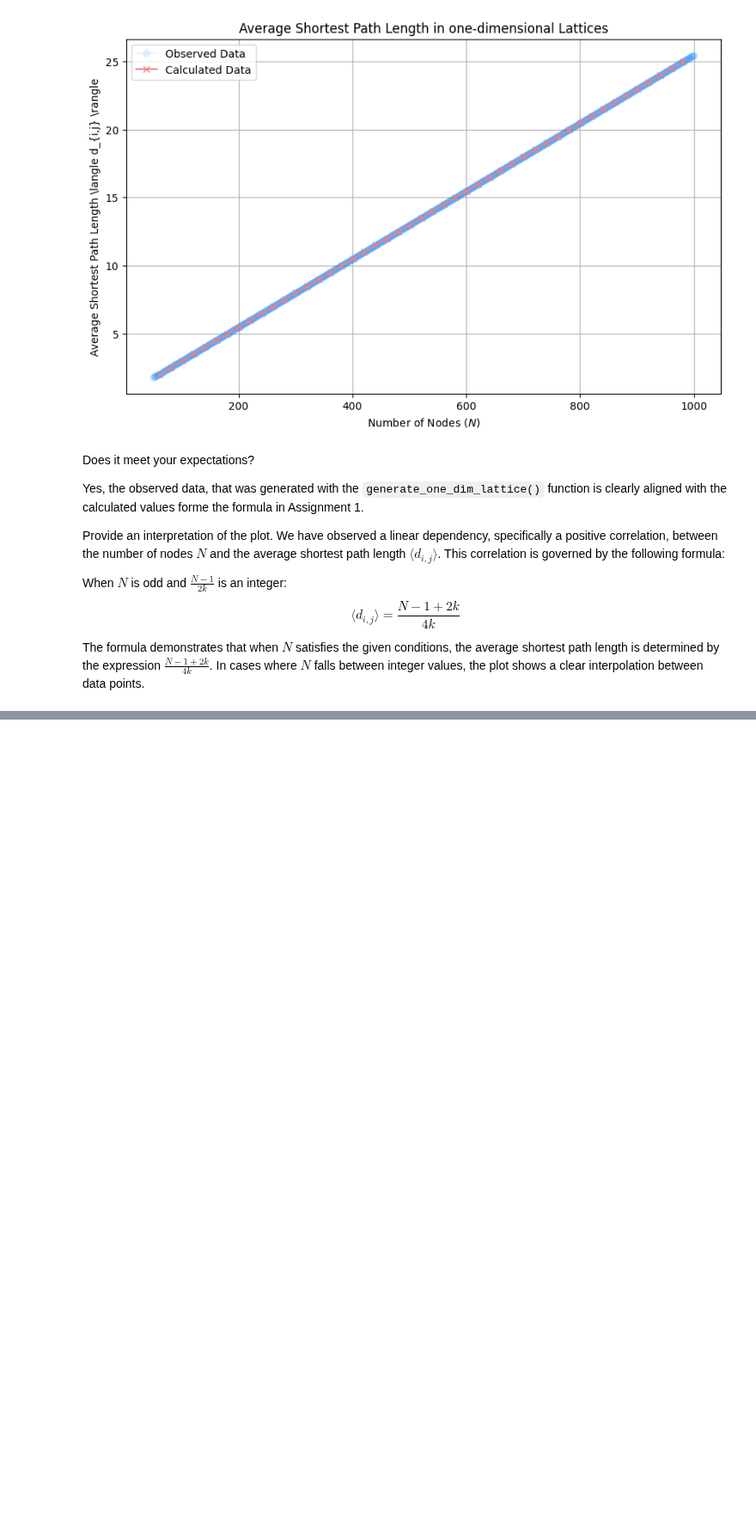
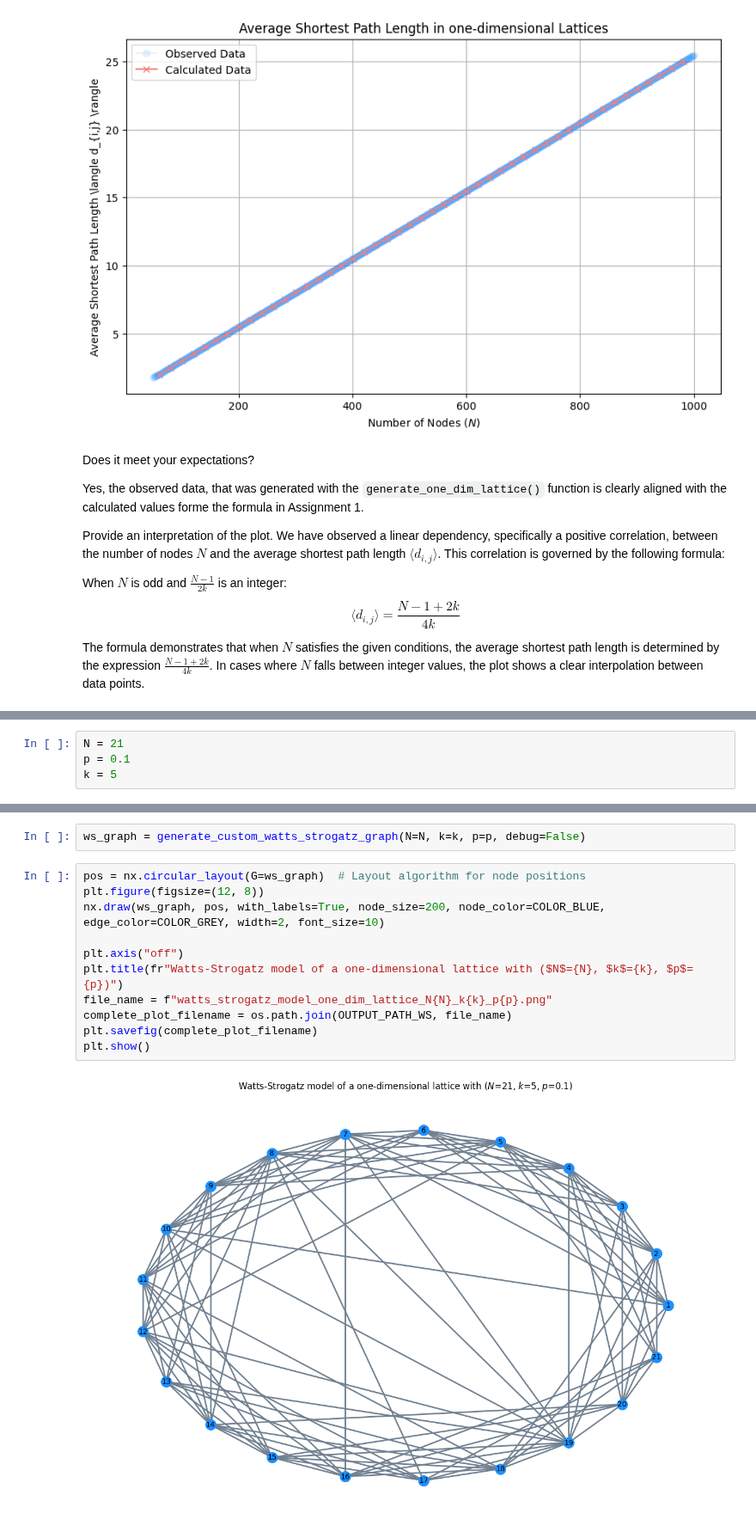
Before and after one commit to HuberNicolas/network-science-uzh, a Jupyter notebook: assignment-2/Assignment_02.ipynb, the cells around one changed output, grey strips where cells are left out. Shown at 86% size. Drawn from its saved outputs; the diff is of its cells as text; blank space fills up the shorter version.

Commit message:
Watts-Strogatz model

```diff
--- a/assignment-2/Assignment_02.ipynb
+++ b/assignment-2/Assignment_02.ipynb
@@ -387,0 +386,4 @@ happen.s
+# %%
+N = 21
+p = 0.1
+k = 5
@@ -387,0 +450,15 @@ happen.s
+# %%
+ws_graph = generate_custom_watts_strogatz_graph(N=N, k=k, p=p, debug=False)
+# %%
+pos = nx.circular_layout(G=ws_graph)  # Layout algorithm for node positions
+plt.figure(figsize=(12, 8))
+nx.draw(ws_graph, pos, with_labels=True, node_size=200, node_color=COLOR_BLUE, edge_color=COLOR_GREY, width=2, font_size=10)
+
+plt.axis("off")
+plt.title(fr"Watts-Strogatz model of a one-dimensional lattice with ($N$={N}, $k$={k}, $p$={p})")
+file_name = f"watts_strogatz_model_one_dim_lattice_N{N}_k{k}_p{p}.png"
+complete_plot_filename = os.path.join(OUTPUT_PATH_WS, file_name)
+plt.savefig(complete_plot_filename)
+plt.show()
+# %% [output]
+[figure, added]
```
Also changed, not shown: parts of 4 cells of this notebook, 1 other file.
